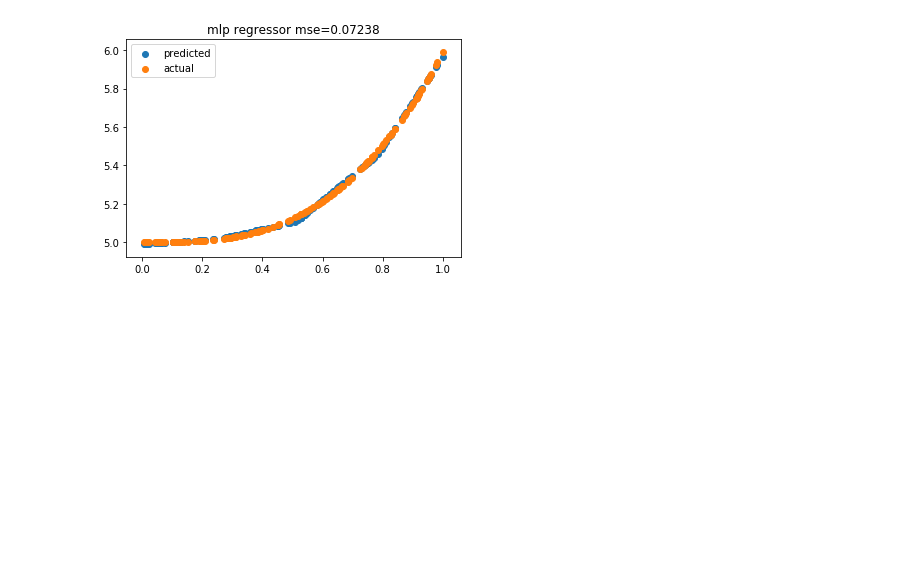
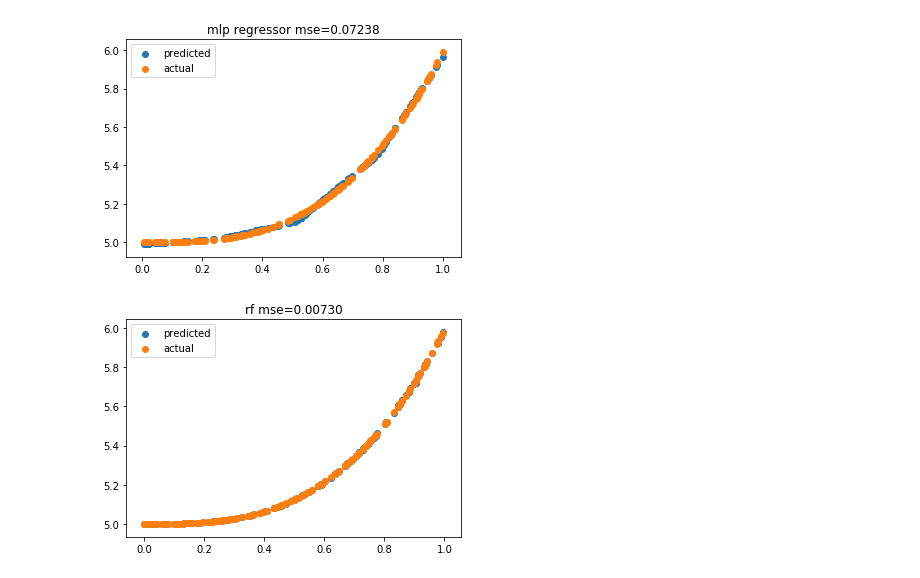
Before and after one commit to mondayn/py, a Jupyter notebook: nonLinear.ipynb, the cells around one changed output. Cells and saved outputs as stored; diff of their text form; code cells hidden in the pictures; blank space fills up the shorter version.

```diff
--- a/nonLinear.ipynb
+++ b/nonLinear.ipynb
@@ -80,3 +78,10 @@ model = model.fit(X_train, y_train.ravel())
 fnResults('mlp regressor')
 # %% [output]
 [figure]
+# %%
+from sklearn import ensemble
+model = ensemble.RandomForestRegressor(n_estimators=10,n_jobs=4)
+model = model.fit(X_train, y_train.ravel())
+fnResults('rf')
+# %% [output]
+[figure, added]
```
Also changed, not shown: parts of 1 cell of this notebook.
